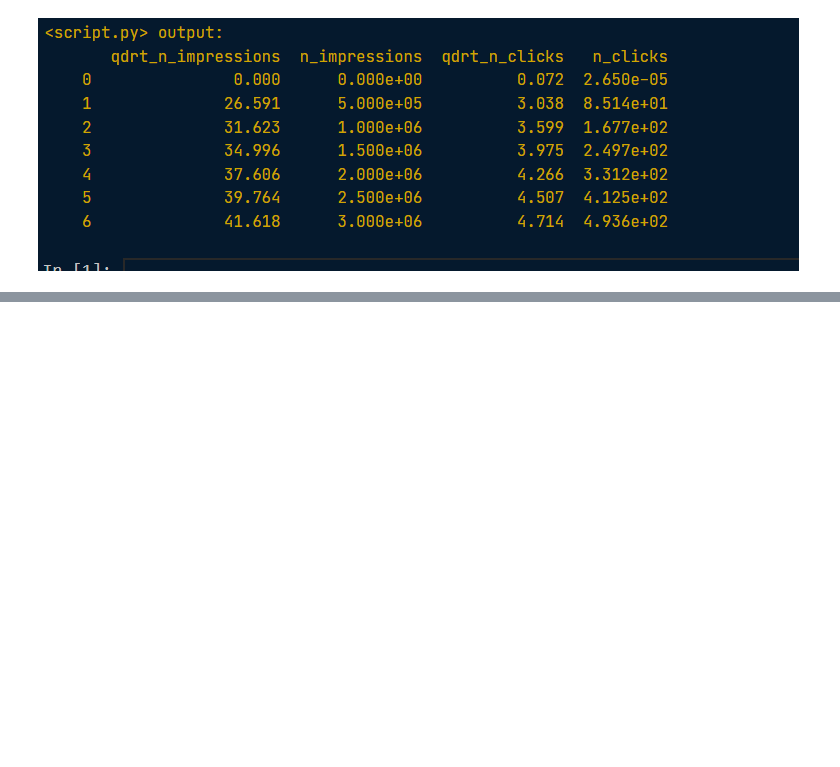
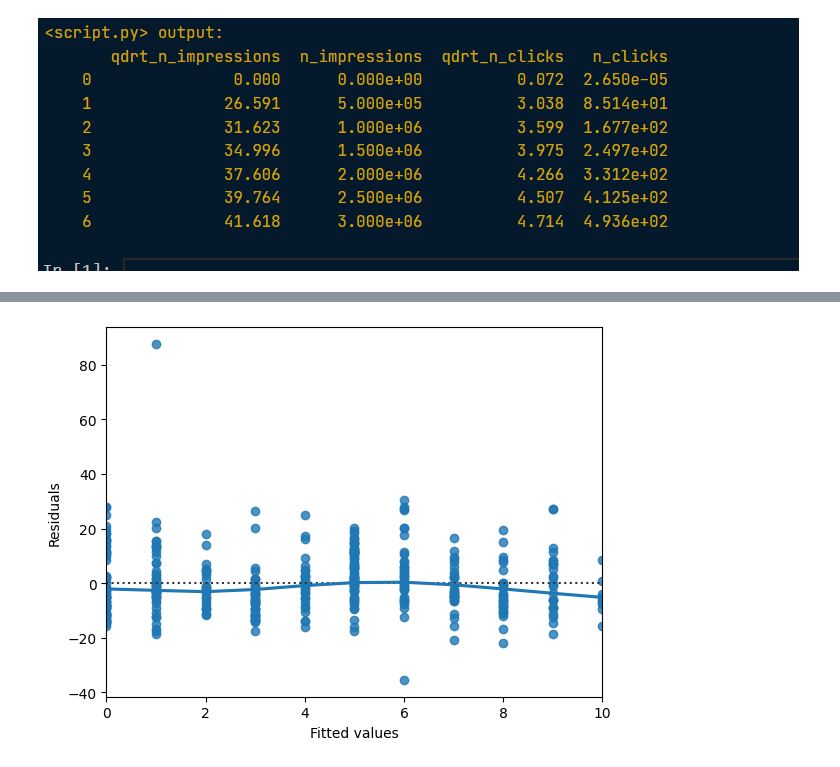
Before and after one commit to sushanttwayana/DATA-SCIENCE, a Jupyter notebook: Data Science Full Roadmap/17. Learning Regression Model/prediction-with-linear-regression-explanatory-var.ipynb, the cells around one changed output, grey strips where cells are left out. Saved outputs shown, nothing was run; the diff lists cells and outputs as text; code cells hidden in the pictures; blank space fills up the shorter version.

```diff
--- a/Data Science Full Roadmap/17. Learning Regression Model/prediction-with-linear-regression-explanatory-var.ipynb
+++ b/Data Science Full Roadmap/17. Learning Regression Model/prediction-with-linear-regression-explanatory-var.ipynb
@@ -523,0 +533,10 @@ plt.show()
+# %%
+# Plot the residuals vs. fitted values
+sns.residplot(x="NumberConvenienceStores", y="PriceOfUnitArea", data=taiwan_real_estate, lowess=True)
+plt.xlabel("Fitted values")
+plt.ylabel("Residuals")
+
+# Show the plot
+plt.show()
+# %% [output]
+[figure, added]
```
Also changed, not shown: parts of 9 cells of this notebook, 3 other files.
